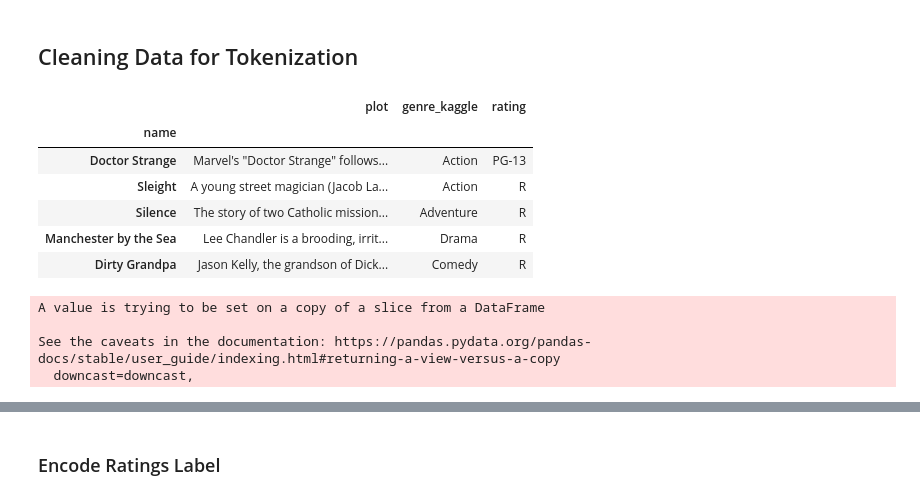
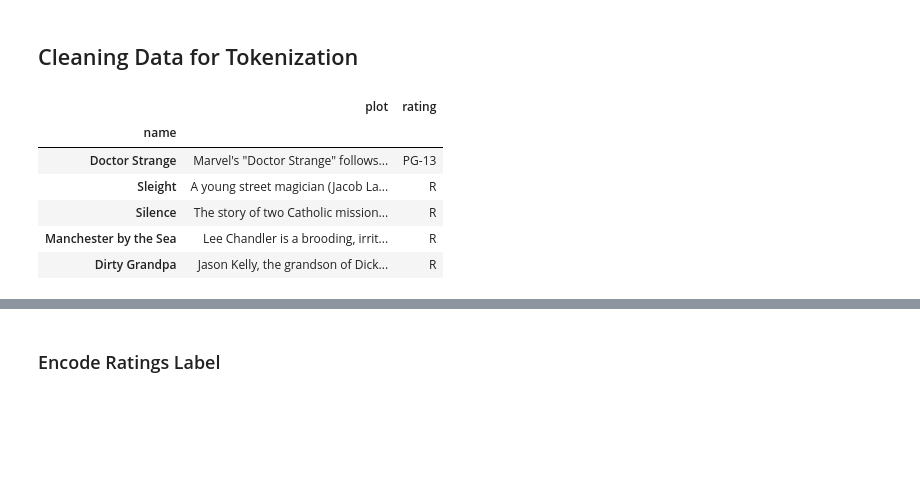
Before and after one commit to ztcnrh/NLP-Movie-Rating-Predictor, a Jupyter notebook: alannah/rating_classification-with-genre.ipynb, the cells around one changed output, grey strips where cells are left out. Saved outputs shown, nothing was run; the diff lists cells and outputs as text; code cells hidden in the pictures; blank space fills up the shorter version.

```diff
--- a/alannah/rating_classification-with-genre.ipynb
+++ b/alannah/rating_classification-with-genre.ipynb
@@ -76,21 +57,14 @@ plt.show()
 ## Cleaning Data for Tokenization
 # %%
 # Extract plot data
-df = movies_df[["name", "plot", "genre_kaggle", "rating"]]
+df = movies_df[["name", "plot","rating"]]
 df.set_index("name",inplace = True)
 df.head()
 # %% [output]
-|  | plot | genre_kaggle | rating |
-| name |  |  |  |
-| Doctor Strange | Marvel's "Doctor Strange" follows... | Action | PG-13 |
-| Sleight | A young street magician (Jacob La... | Action | R |
-| Silence | The story of two Catholic mission... | Adventure | R |
-| Manchester by the Sea | Lee Chandler is a brooding, irrit... | Drama | R |
-| Dirty Grandpa | Jason Kelly, the grandson of Dick... | Comedy | R |
+|  | plot | rating |
+| name |  |  |
+| Doctor Strange | Marvel's "Doctor Strange" follows... | PG-13 |
+| Sleight | A young street magician (Jacob La... | R |
+| Silence | The story of two Catholic mission... | R |
+| Manchester by the Sea | Lee Chandler is a brooding, irrit... | R |
+| Dirty Grandpa | Jason Kelly, the grandson of Dick... | R |
-# %%
-df["plot"].fillna("", inplace=True)
-# %% [output]
-A value is trying to be set on a copy of a slice from a DataFrame
-
-See the caveats in the documentation: https://pandas.pydata.org/pandas-docs/stable/user_guide/indexing.html#returning-a-view-versus-a-copy
-  downcast=downcast,
```
Also changed, not shown: parts of 24 cells of this notebook, 3 other files.
